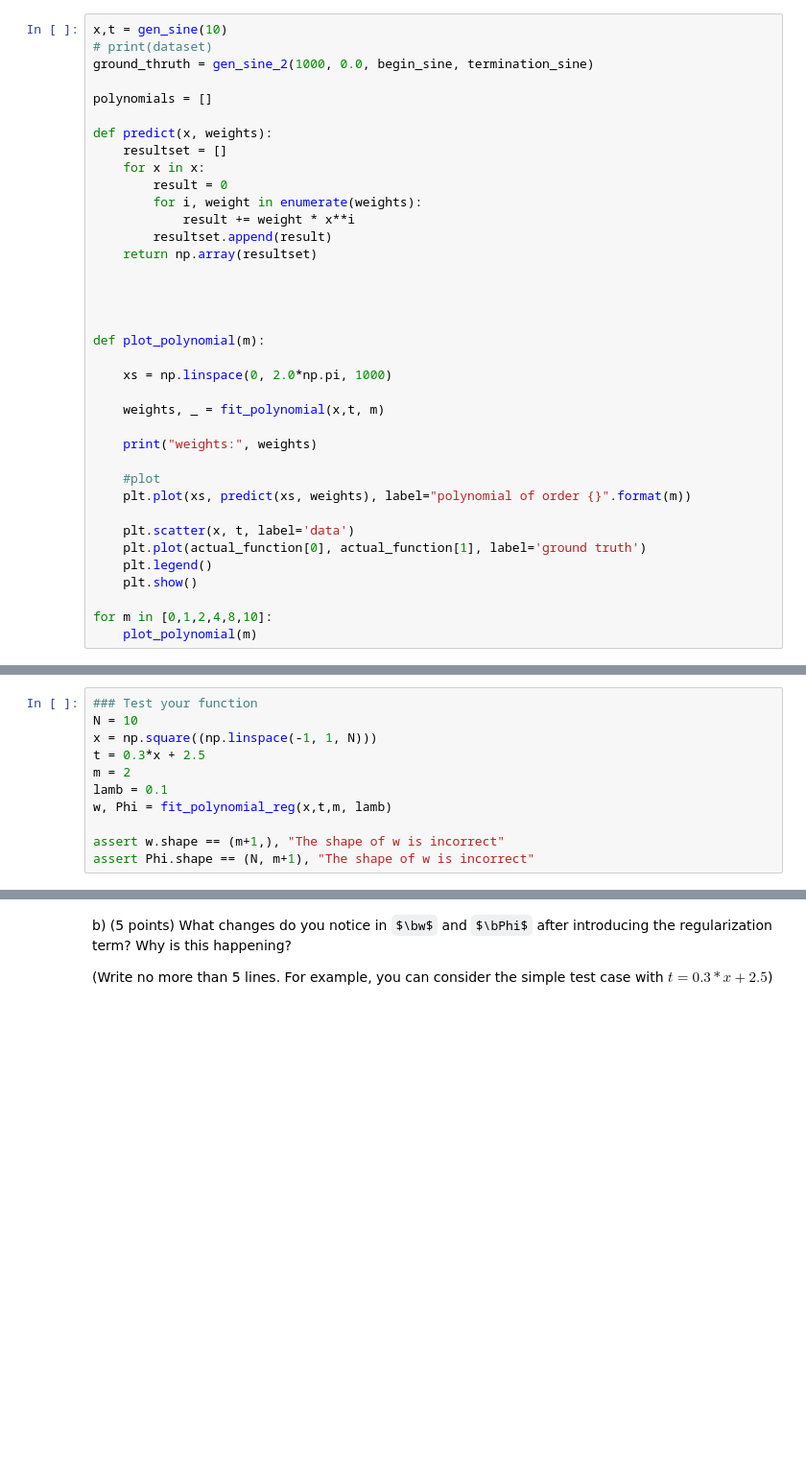
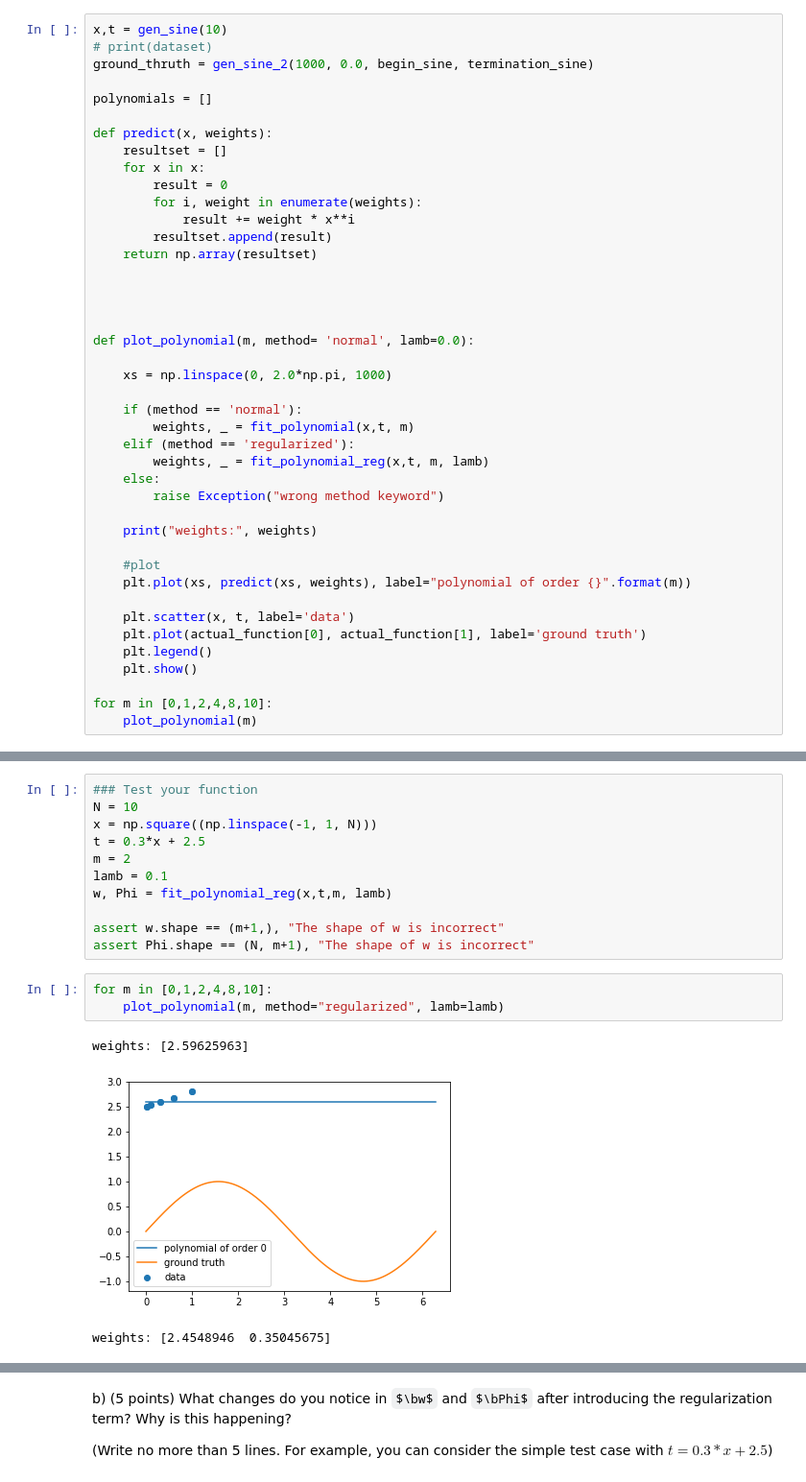
Before and after one commit to filipkny/MachineLearning1_UvA, a Jupyter notebook: lab1.ipynb, the cells around one changed output, grey strips where cells are left out. Shown at 96% size. Saved outputs shown, nothing was run; the diff lists cells and outputs as text; some formulas as TeX source; blank space fills up the shorter version.

```diff
--- a/lab1.ipynb
+++ b/lab1.ipynb
@@ -218,11 +218,16 @@ def predict(x, weights):
 
 
 
-def plot_polynomial(m):
+def plot_polynomial(m, method= 'normal', lamb=0.0):
 
     xs = np.linspace(0, 2.0*np.pi, 1000)
 
-    weights, _ = fit_polynomial(x,t, m)
+    if (method == 'normal'):
+        weights, _ = fit_polynomial(x,t, m)
+    elif (method == 'regularized'):
+        weights, _ = fit_polynomial_reg(x,t, m, lamb)
+    else:
+        raise Exception("wrong method keyword")
 
     print("weights:", weights)
 
@@ -280,3 +295,10 @@ w, Phi = fit_polynomial_reg(x,t,m, lamb)
 
 assert w.shape == (m+1,), "The shape of w is incorrect"
 assert Phi.shape == (N, m+1), "The shape of w is incorrect"
+# %%
+for m in [0,1,2,4,8,10]:
+    plot_polynomial(m, method="regularized", lamb=lamb)
+# %% [output]
+weights: [2.59625963]
+[figure, added]
+weights: [2.4548946  0.35045675]
```
Also changed, not shown: parts of 4 cells of this notebook.
